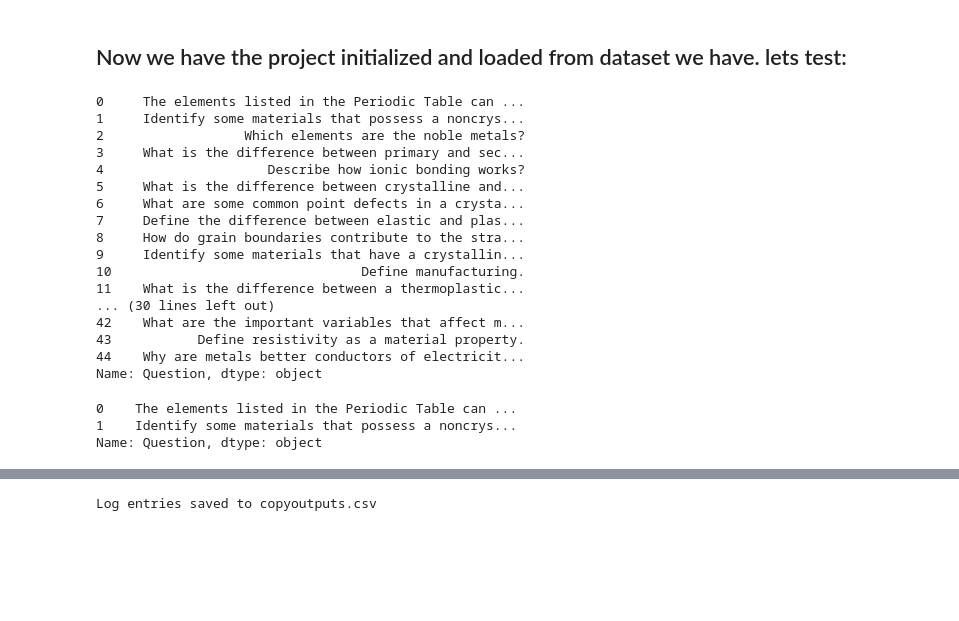
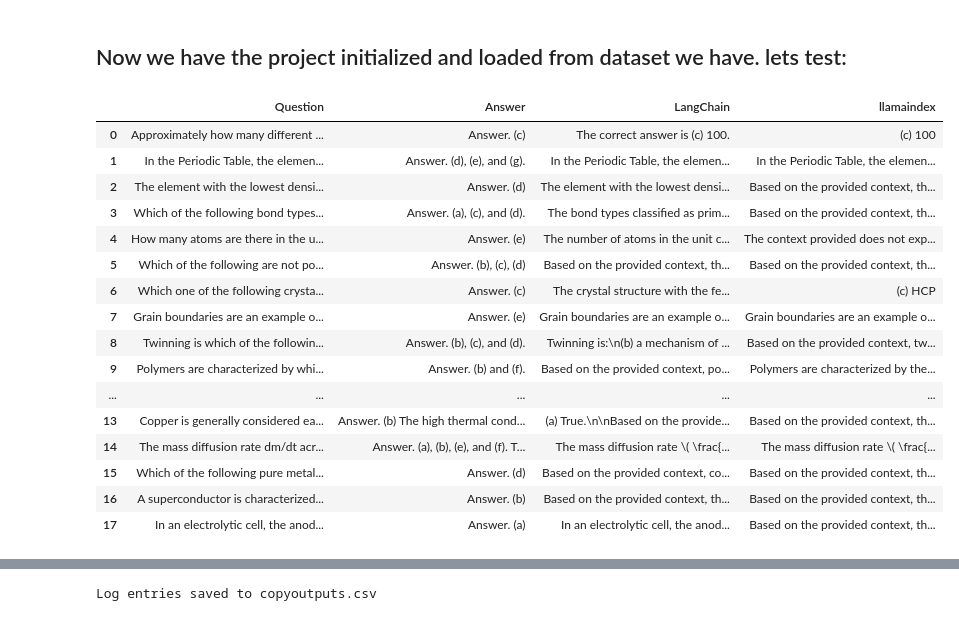
Before and after one commit to Zdong104/ManufacturtingQA, a Jupyter notebook: Experimental_and_Test/GraphRag/Run.ipynb, the cells around one changed output, grey strips where cells are left out. Drawn from its saved outputs; the diff is of its cells as text; code cells hidden in the pictures; blank space fills up the shorter version.

```diff
--- a/Experimental_and_Test/GraphRag/Run.ipynb
+++ b/Experimental_and_Test/GraphRag/Run.ipynb
@@ -42,47 +42,30 @@ output
 '\x1b[?25l⠋ GraphRAG Indexer \n\x1b[2K🚀 \x1b[32mReading settings from settings.yaml\x1b[0m\n⠋ GraphRAG Indexer \n\x1b[2K⠋ GraphRAG Indexer \n\x1b[2KTraceback (most recent call last):\n⠋ GraphRAG Index ...
 # %% [markdown]
 ## Now we have the project initialized and loaded from dataset we have. lets test:
-# %%
-import os
-import pandas as pd
-
-# Initialize an empty DataFrame to store all questions
-Questions = pd.DataFrame()
-
-# Iterate over files in the "Test_Data" directory
-for file_name in os.listdir("../../Test_Data"):
-    if file_name.endswith(".csv"):
-        # Read each CSV file
-        question = pd.read_csv("../../Test_Data/" + file_name)
-        # Append the DataFrame to the Questions DataFrame
-        Questions = pd.concat([Questions, question], ignore_index=True)
-
-# Optionally, display the combined DataFrame
-if "Question" in Questions.columns:
-    Test_Questions = Questions["Question"]
-
-Test_Questions
-# %% [output]
-0     The elements listed in the Periodic Table can ...
-1     Identify some materials that possess a noncrys...
-2                  Which elements are the noble metals?
-3     What is the difference between primary and sec...
-4                     Describe how ionic bonding works?
-5     What is the difference between crystalline and...
-6     What are some common point defects in a crysta...
-7     Define the difference between elastic and plas...
-8     How do grain boundaries contribute to the stra...
-9     Identify some materials that have a crystallin...
-10                                Define manufacturing.
-11    What is the difference between a thermoplastic...
-... (30 lines left out)
-42    What are the important variables that affect m...
-43           Define resistivity as a material property.
-44    Why are metals better conductors of electricit...
-Name: Question, dtype: object
-# %%
-Test_Questions.head(2)
-# %% [output]
-0    The elements listed in the Periodic Table can ...
-1    Identify some materials that possess a noncrys...
-Name: Question, dtype: object
+# %%
+import pandas as pd
+
+# Define the file path
+csv_file_path = '/home/zihan/Desktop/Manufacturing_QA/Test/ch24MCQ.csv'
+
+# Read the CSV file into a DataFrame
+df = pd.read_csv(csv_file_path)
+df
+# %% [output]
+|  | Question | Answer | LangChain | llamaindex |
+| 0 | Approximately how many different ... | Answer. (c) | The correct answer is (c) 100. | (c) 100 |
+| 1 | In the Periodic Table, the elemen... | Answer. (d), (e), and (g). | In the Periodic Table, the elemen... | In the Periodic Table, the elemen... |
+| 2 | The element with the lowest densi... | Answer. (d) | The element with the lowest densi... | Based on the provided context, th... |
+| 3 | Which of the following bond types... | Answer. (a), (c), and (d). | The bond types classified as prim... | Based on the provided context, th... |
+| 4 | How many atoms are there in the u... | Answer. (e) | The number of atoms in the unit c... | The context provided does not exp... |
+| 5 | Which of the following are not po... | Answer. (b), (c), (d) | Based on the provided context, th... | Based on the provided context, th... |
+| 6 | Which one of the following crysta... | Answer. (c) | The crystal structure with the fe... | (c) HCP |
+| 7 | Grain boundaries are an example o... | Answer. (e) | Grain boundaries are an example o... | Grain boundaries are an example o... |
+| 8 | Twinning is which of the followin... | Answer. (b), (c), and (d). | Twinning is:\n(b) a mechanism of ... | Based on the provided context, tw... |
+| 9 | Polymers are characterized by whi... | Answer. (b) and (f). | Based on the provided context, po... | Polymers are characterized by the... |
+| ... | ... | ... | ... | ... |
+| 13 | Copper is generally considered ea... | Answer. (b) The high thermal cond... | (a) True.\n\nBased on the provide... | Based on the provided context, th... |
+| 14 | The mass diffusion rate dm/dt acr... | Answer. (a), (b), (e), and (f). T... | The mass diffusion rate \( \frac{... | The mass diffusion rate \( \frac{... |
+| 15 | Which of the following pure metal... | Answer. (d) | Based on the provided context, co... | Based on the provided context, th... |
+| 16 | A superconductor is characterized... | Answer. (b) | Based on the provided context, th... | Based on the provided context, th... |
+| 17 | In an electrolytic cell, the anod... | Answer. (a) | In an electrolytic cell, the anod... | Based on the provided context, th... |
```
Also changed, not shown: parts of 10 cells of this notebook, 14 other files.
